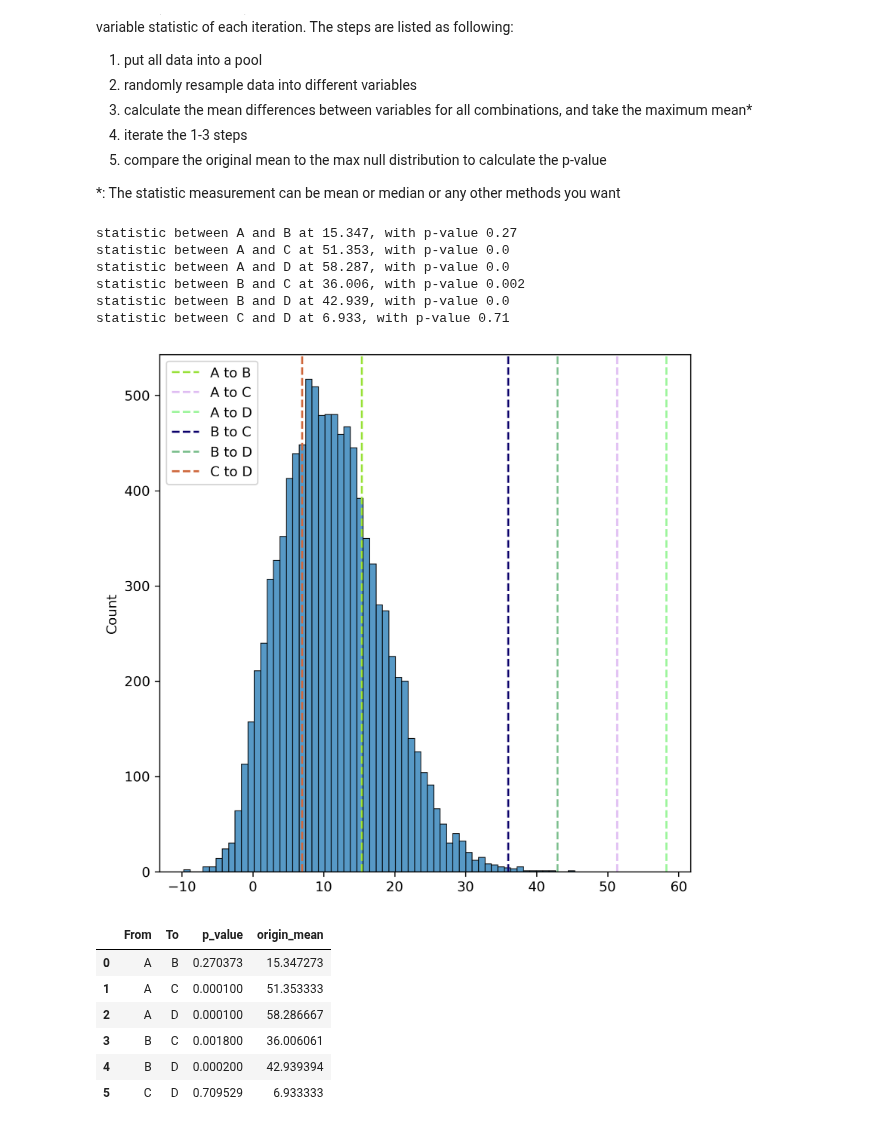
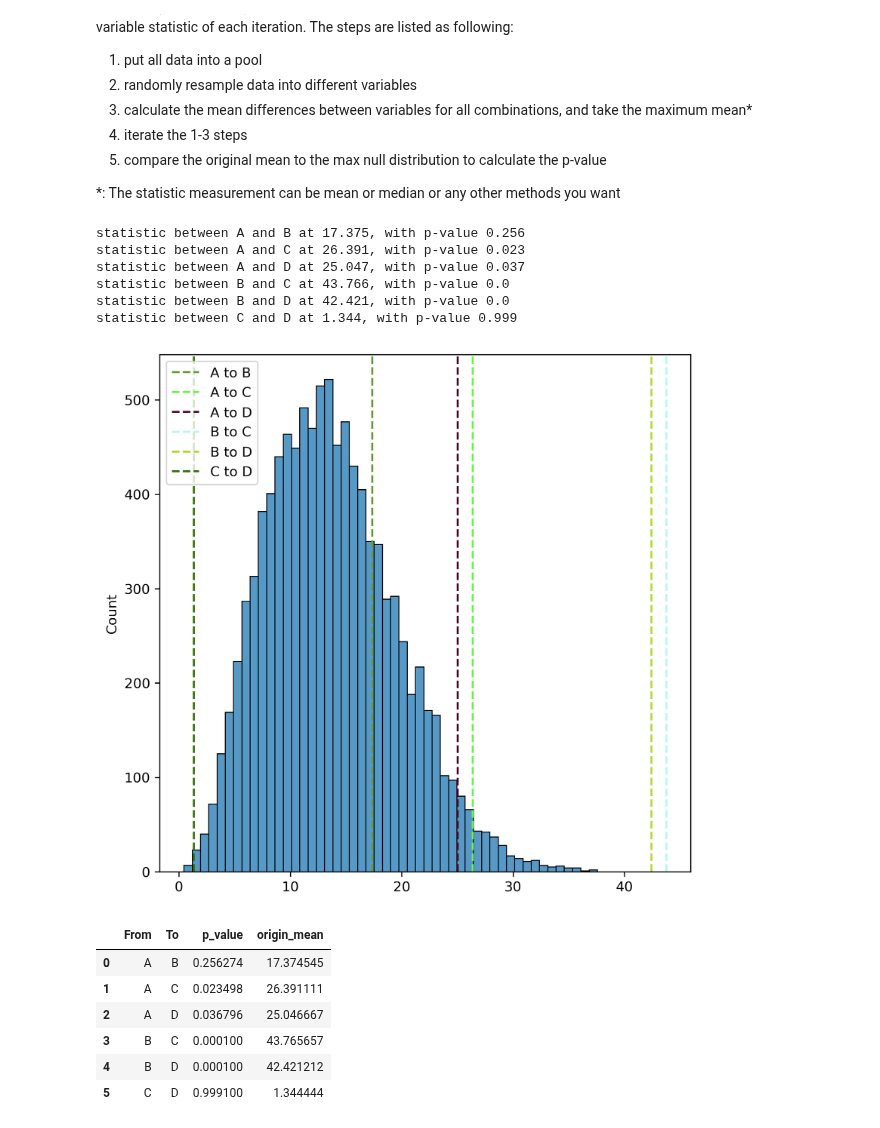
Before and after one commit to yilewang/tvbdemos, a Jupyter notebook: max_method_permu.ipynb, the cells around one changed output. Cells and saved outputs as stored; diff of their text form; code cells hidden in the pictures.

```diff
--- a/max_method_permu.ipynb
+++ b/max_method_permu.ipynb
@@ -15,8 +15,7 @@ import numpy as np
 import pandas as pd
 import matplotlib.pyplot as plt
 import seaborn as sns
-# t-max method for permutation test
-def null_dist_max(my_dict, iteration=10000, mode="greater", visual = False, axes = None):
+def null_dist_max(my_dict, iteration=10000, visual = False, axes = None):
     """
     function to create maximum null distribution
     Paramters:
@@ -25,8 +24,6 @@ def null_dist_max(my_dict, iteration=10000, mode="greater", visual = False, axes
             A dict data with variables. For instance, {"A":list, "B":list, "C":list}
         iteration: int
             how many times to shuffle
-        mode: str
-            alternative of the comparison
         visual: boolen
             create plot or not
         axes:
@@ -72,7 +69,7 @@ def null_dist_max(my_dict, iteration=10000, mode="greater", visual = False, axes
 
         mean_across_var = []
         for i in comba_with_name:
-            mean_diff = np.mean(shuffle_dict[i[0]]) - np.mean(shuffle_dict[i[1]])
+            mean_diff = np.abs(np.mean(shuffle_dict[i[0]]) - np.mean(shuffle_dict[i[1]]))
             mean_across_var.append(mean_diff)
         p_max = max(mean_across_var)
         dist_null.append(p_max)
@@ -81,15 +78,9 @@ def null_dist_max(my_dict, iteration=10000, mode="greater", visual = False, axes
     # compute the original mean
     output_df = pd.DataFrame()
     for i in comba_with_name:
-        mean_diff = np.mean(my_dict[i[0]]) - np.mean(my_dict[i[1]])
-        if mode in ["greater"]:
-            p_v = (np.array(dist_null)[dist_null > mean_diff].shape[0] + 1) / (iteration + 1)
-            a_dict = {"From":i[0], "To": i[1], "p_value": p_v, "origin_mean": mean_diff}
-        elif mode in ["less"]:
-            p_v = (np.array(dist_null)[dist_null < mean_diff].shape[0] + 1) / (iteration + 1)
-            a_dict = {"From":i[0], "To": i[1], "p_value": p_v, "origin_mean": mean_diff}
-        else:
-            raise ValueError(f"please enter valid mode names, i.e., greater, less ")
+        mean_diff = np.abs(np.mean(my_dict[i[0]]) - np.mean(my_dict[i[1]]))
+        p_v = (np.array(dist_null)[dist_null > mean_diff].shape[0] + 1) / (iteration + 1)
+        a_dict = {"From":i[0], "To": i[1], "p_value": p_v, "origin_mean": mean_diff}
         output_df = pd.concat([output_df, pd.DataFrame.from_dict([a_dict])], ignore_index=True)
     if visual:
         if axes is None:
@@ -106,19 +97,19 @@ def null_dist_max(my_dict, iteration=10000, mode="greater", visual = False, axes
     return output_df
 # %%
 randict = {"A":np.random.randint(200, size=50), "B":np.random.randint(200, size=55), "C":np.random.randint(100,size=45), "D":np.random.randint(100,size=60)}
-null_dist_max(randict, iteration=10000, mode="greater", visual = True)
+null_dist_max(randict, iteration=10000, visual = True)
 # %% [output]
-statistic between A and B at 15.347, with p-value 0.27
-statistic between A and C at 51.353, with p-value 0.0
-statistic between A and D at 58.287, with p-value 0.0
-statistic between B and C at 36.006, with p-value 0.002
-statistic between B and D at 42.939, with p-value 0.0
-statistic between C and D at 6.933, with p-value 0.71
+statistic between A and B at 17.375, with p-value 0.256
+statistic between A and C at 26.391, with p-value 0.023
+statistic between A and D at 25.047, with p-value 0.037
+statistic between B and C at 43.766, with p-value 0.0
+statistic between B and D at 42.421, with p-value 0.0
+statistic between C and D at 1.344, with p-value 0.999
-[figure, old version]
+[figure, new version]
 |  | From | To | p_value | origin_mean |
-| 0 | A | B | 0.270373 | 15.347273 |
-| 1 | A | C | 0.000100 | 51.353333 |
-| 2 | A | D | 0.000100 | 58.286667 |
-| 3 | B | C | 0.001800 | 36.006061 |
-| 4 | B | D | 0.000200 | 42.939394 |
-| 5 | C | D | 0.709529 | 6.933333 |
+| 0 | A | B | 0.256274 | 17.374545 |
+| 1 | A | C | 0.023498 | 26.391111 |
+| 2 | A | D | 0.036796 | 25.046667 |
+| 3 | B | C | 0.000100 | 43.765657 |
+| 4 | B | D | 0.000100 | 42.421212 |
+| 5 | C | D | 0.999100 | 1.344444 |
```
